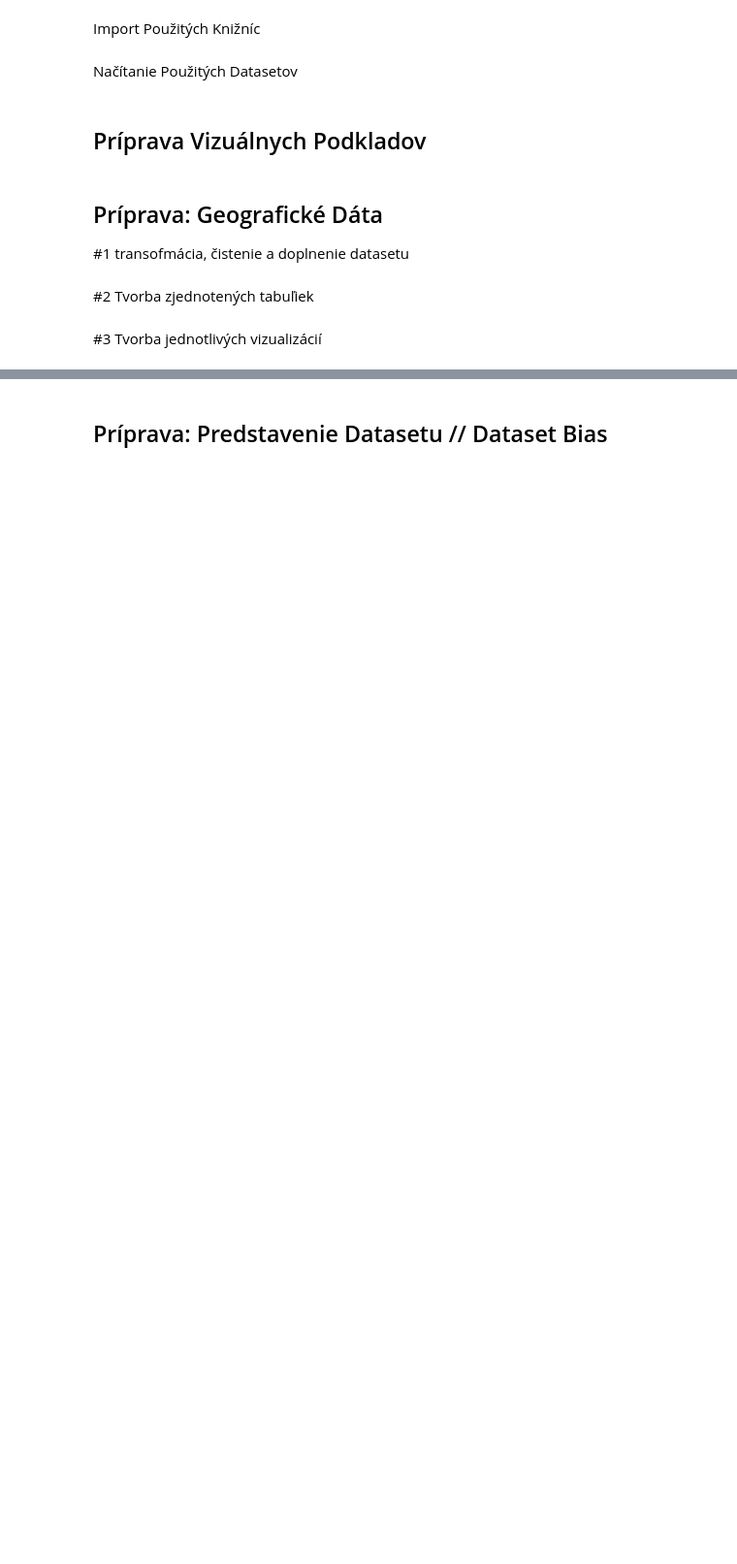
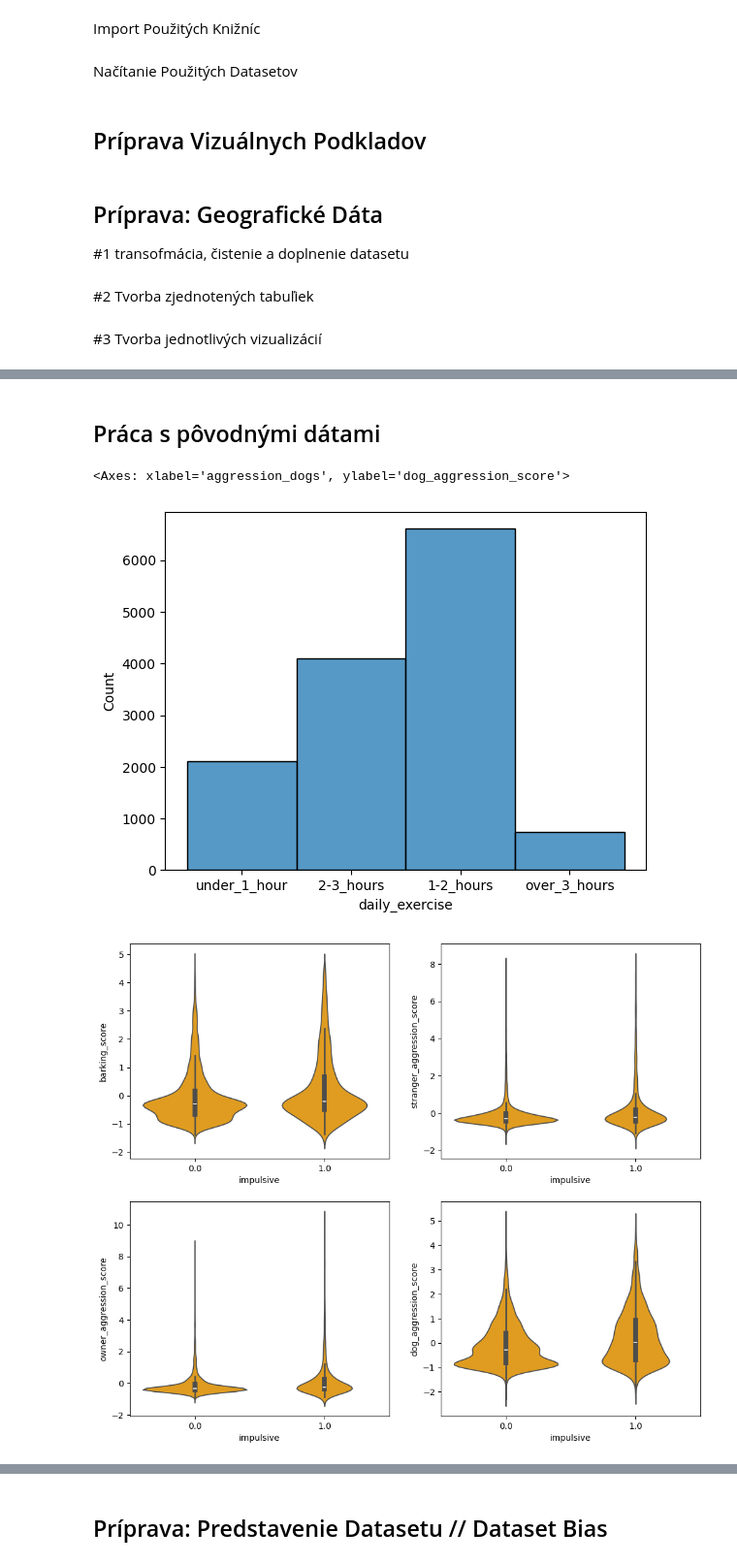
Before and after one commit to Retr-1/AnalyzaPsy, a Jupyter notebook: version.0.1.ipynb, the cells around one changed output, grey strips where cells are left out. Shown at 97% size. Saved outputs shown, nothing was run; the diff lists cells and outputs as text; code cells hidden in the pictures; blank space fills up the shorter version.

```diff
--- a/version.0.1.ipynb
+++ b/version.0.1.ipynb
@@ -123,0 +151,31 @@ geo_vytvor_psy_na_hlavu()
+# %% [markdown]
+Práca s pôvodnými dátami
+---
+# %%
+sns.histplot(data = main_data, x = "daily_exercise")
+figure, axes = plt.subplots(2,2, figsize = (12,10))
+sns.violinplot(data = main_data, x = "impulsive", y = "barking_score", ax = axes[0][0], color = "orange")
+sns.violinplot(data = main_data, x = "impulsive", y = "stranger_aggression_score", ax = axes[0][1], color = "orange")
+sns.violinplot(data = main_data, x = "impulsive", y = "owner_aggression_score", ax = axes[1][0], color = "orange")
+sns.violinplot(data = main_data, x = "impulsive", y = "dog_aggression_score", ax = axes[1][1], color = "orange")
+
+empathic_table = main_data[main_data['Empathic'].notna()].copy(deep = True)
+empathic_means = pd.DataFrame(empathic_table.groupby("breed_group")["Empathic"].mean())
+empathic_means = empathic_means.sort_values("Empathic")
+fig = px.bar(empathic_means, y = empathic_means.index, x='Empathic')
+fig.update_layout(
+    yaxis=dict(tickmode='linear'),  # Force all ticks to show
+    width=1200,
+    height=800,
+    bargap=0.05
+)
+fig.show()
+
+figure2, axes2 = plt.subplots(1,3, figsize = (18,5))
+sns.violinplot(data = main_data, x = "aggression_strangers", y = "stranger_aggression_score", ax = axes2[0], color = "lightblue")
+sns.violinplot(data = main_data, x = "aggression_owner", y = "owner_aggression_score", ax = axes2[1], color = "lightblue")
+sns.violinplot(data = main_data, x = "aggression_dogs", y = "dog_aggression_score", ax = axes2[2], color = "lightblue")
+# %% [output]
+<Axes: xlabel='aggression_dogs', ylabel='dog_aggression_score'>
+[figure, added]
+[figure, added]
```
Also changed, not shown: parts of 3 cells of this notebook.
